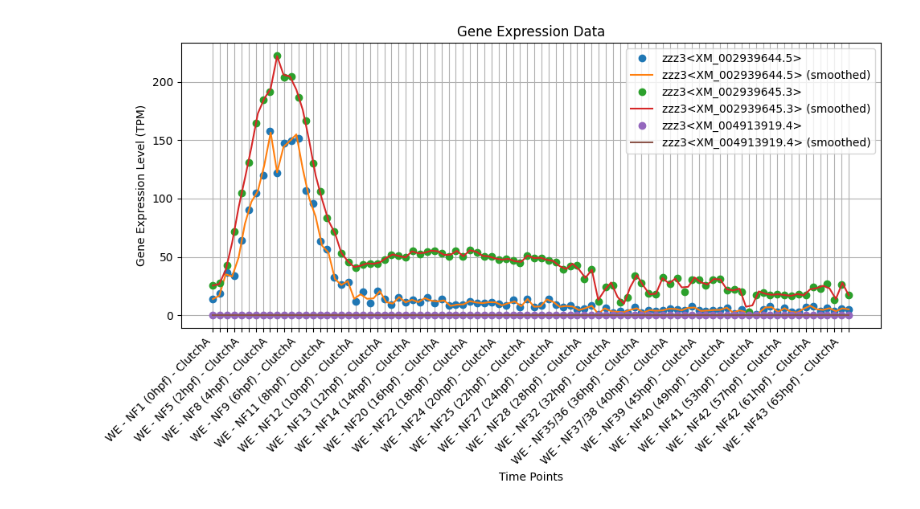
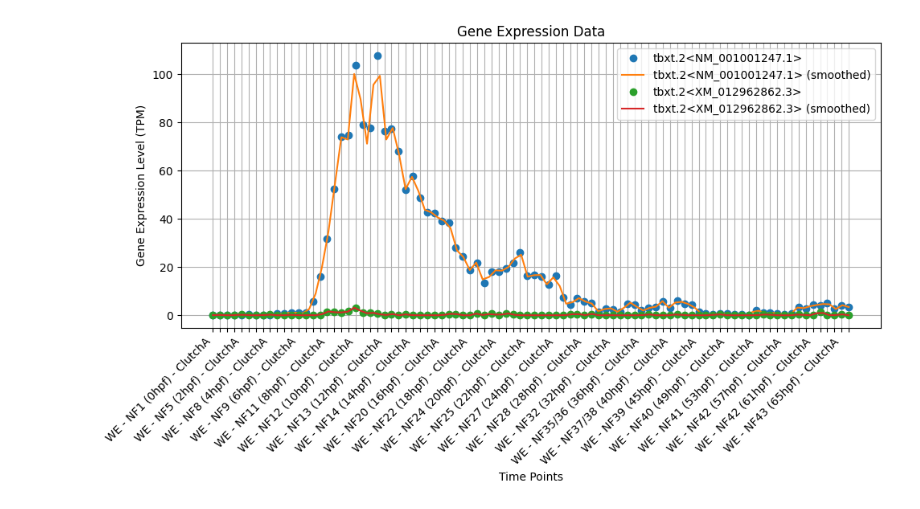
Before and after one commit to malcolmfisher103/Bioinformatic-Scripts, a Jupyter notebook: Isoform_expression_chart.ipynb, the cells around one changed output. Drawn from its saved outputs; the diff is of its cells as text; code cells hidden in the pictures.

Commit message:
Updated filtering for chart plot.

```diff
--- a/Isoform_expression_chart.ipynb
+++ b/Isoform_expression_chart.ipynb
@@ -2,7 +2,7 @@
 <a href="https://colab.research.google.com/github/malcolmfisher103/Bioinformatic-Scripts/blob/main/Isoform_expression_chart.ipynb" target="_parent"><img src="https://colab.research.google.com/assets/colab-badge.svg" alt="Open In Colab"/></a>
 # %%
 # @title Specify Genes
-genes_to_plot = ["zzz3"] # @param {type:"raw"}
+genes_to_plot = ["tbxt.2"] # @param {type:"raw"}
 # multiple selected genes should be like ["nadsyn1", "wnt7a", "shh"]
 # %%
 # @title Imports
@@ -167,7 +167,8 @@ df = df[['GeneRefSeq','WE - NF1 (0hpf) - ClutchA','WE - NF1 (0.5hpf) - ClutchA',
 
 # Filter the DataFrame to include only the specified genes
-pattern = '|'.join(genes_to_plot)
-filtered_df = df[df['GeneRefSeq'].str.contains(pattern, na=False)]
+df['Gene'] = df['GeneRefSeq'].str.split('<').str[0]
+filtered_df = df[df['Gene'].isin(genes_to_plot)]
+filtered_df = filtered_df.drop(columns=['Gene'])
 
 # Plotting
 plt.figure(figsize=(10, 6))
@@ -175,5 +176,5 @@ plt.figure(figsize=(10, 6))
 for index, row in filtered_df.iterrows():
     gene = row['GeneRefSeq']
     expression_values = row.drop('GeneRefSeq').values
-#    time_points = row.drop('Gene').index
+    time_points = row.drop('GeneRefSeq').index
     #time_points =['NF stage 1','NF stage 2 (2-cell)','NF stage 4 (8-cell)','NF stage 5 (16-cell)','NF stage 6 (32-cell)','NF stage 7','NF stage 8','NF stage 9','NF stage 10','NF stage 11','NF stage 12','NF stage 12.5','NF stage 13','NF stage 14','NF stage 15','NF stage 17','NF stage 19','NF stage 20','NF stage 21','NF stage 22','NF stage 23','NF stage 24','NF stage 25','NF stage 26','NF stage 27','NF stage 28','NF stage 29 and 30','NF stage 31','NF stage 32','NF stage 33 and 34','NF stage 35 and 36','NF stage 37 and 38','NF stage 39','NF stage 40','NF stage 41','NF stage 42']
@@ -181,25 +182,25 @@ for index, row in filtered_df.iterrows():
 # Perform cubic spline interpolation
     f = interp1d(range(len(time_points)), expression_values, kind='cubic')
     x_new = np.linspace(0, len(time_points) - 1, 100)  # Adjust 100 for desired smoothness
     y_new = np.maximum(f(x_new), 0)
     plt.plot(time_points, expression_values, 'o', label=gene)  # Plot original data points
     plt.plot(x_new, y_new, label=f'{gene} (smoothed)')
 
 # Customize x-axis ticks
 tick_positions = range(len(time_points))
 tick_labels = [time_points[i] if i % 4 == 0 else '' for i in range(len(time_points))]  # Skip every other label
 plt.xticks(tick_positions, tick_labels, rotation=45, ha='right')
 
 plt.xlabel('Time Points')
 plt.ylabel('Gene Expression Level (TPM)')
 plt.title('Gene Expression Data')
 #plt.xticks(rotation=45, ha='right')
 plt.legend()
 plt.grid(True)
 #plt.yscale('log')  # Set y-axis to logarithmic scale
 #plt.gca().set_yscale('function', functions=(lambda x: np.log2(x), lambda x: np.exp2(x))) # Set y-axis to logarithmic scale with base 2
 #plt.gca().yaxis.set_major_locator(LogLocator(base=2.0)) # Use LogLocator for y-axis ticks
 plt.tight_layout()
 plt.show()
 # %% [output]
-[figure, old version]
+[figure, new version]
```
